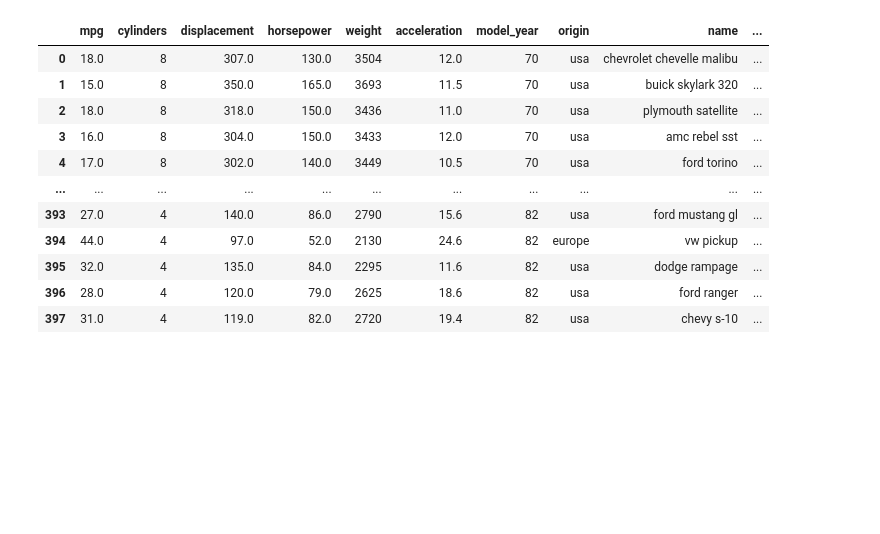
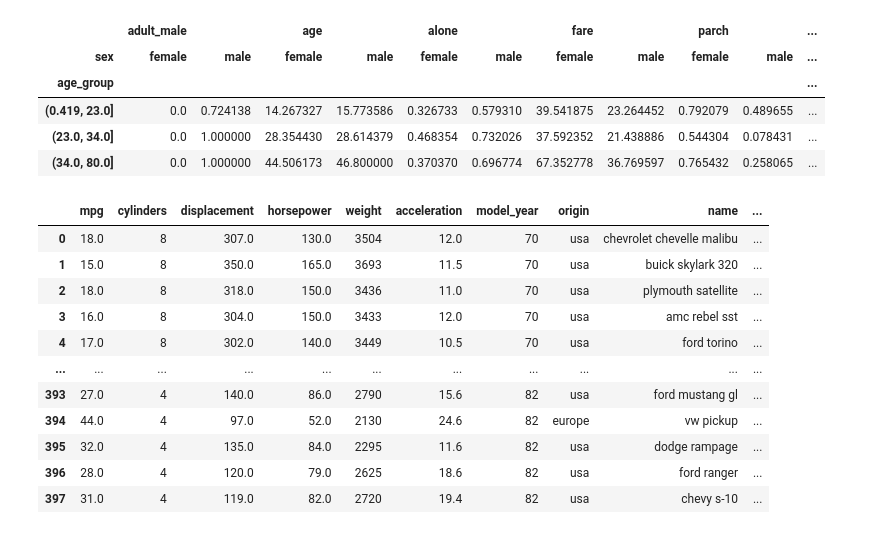
Before and after one commit to SpearXirus/big-company-project, a Jupyter notebook: Pandas_연습문제.ipynb, the cells around one changed output. Drawn from its saved outputs; the diff is of its cells as text; code cells hidden in the pictures; blank space fills up the shorter version.

```diff
--- a/Pandas_연습문제.ipynb
+++ b/Pandas_연습문제.ipynb
@@ -25,0 +84,8 @@ ValueError: ignored
+# %%
+# 2d
+titanic['연령대'] = pd.cut(x=titanic['age'], # 데이터 배열
+                      bins=[1, 20, 30, 50, 70, 100], # 경계값
+                      labels=['미성년자', '청년', '중년', '장년', '노년'], # bin이름
+                      include_lowest=True)
+df1 = titanic.pivot_table(index='연령대', aggfunc='mean')
+df1
@@ -26,3 +100,14 @@ ValueError: ignored
+# %%
+# 2e
+titanic['age_group'] = pd.qcut(titanic['age'],3)
+titanic.pivot_table(index='age_group', columns='sex', aggfunc='mean')
+# %% [output]
+|  | adult_male |  | age |  | alone |  | fare |  | parch |  | ... |
+| sex | female | male | female | male | female | male | female | male | female | male | ... |
+| age_group |  |  |  |  |  |  |  |  |  |  | ... |
+| (0.419, 23.0] | 0.0 | 0.724138 | 14.267327 | 15.773586 | 0.326733 | 0.579310 | 39.541875 | 23.264452 | 0.792079 | 0.489655 | ... |
+| (23.0, 34.0] | 0.0 | 1.000000 | 28.354430 | 28.614379 | 0.468354 | 0.732026 | 37.592352 | 21.438886 | 0.544304 | 0.078431 | ... |
+| (34.0, 80.0] | 0.0 | 1.000000 | 44.506173 | 46.800000 | 0.370370 | 0.696774 | 67.352778 | 36.769597 | 0.765432 | 0.258065 | ... |
 # %%
 # 3a
 mpg = sns.load_dataset('mpg')
```
Also changed, not shown: parts of 6 cells of this notebook.
